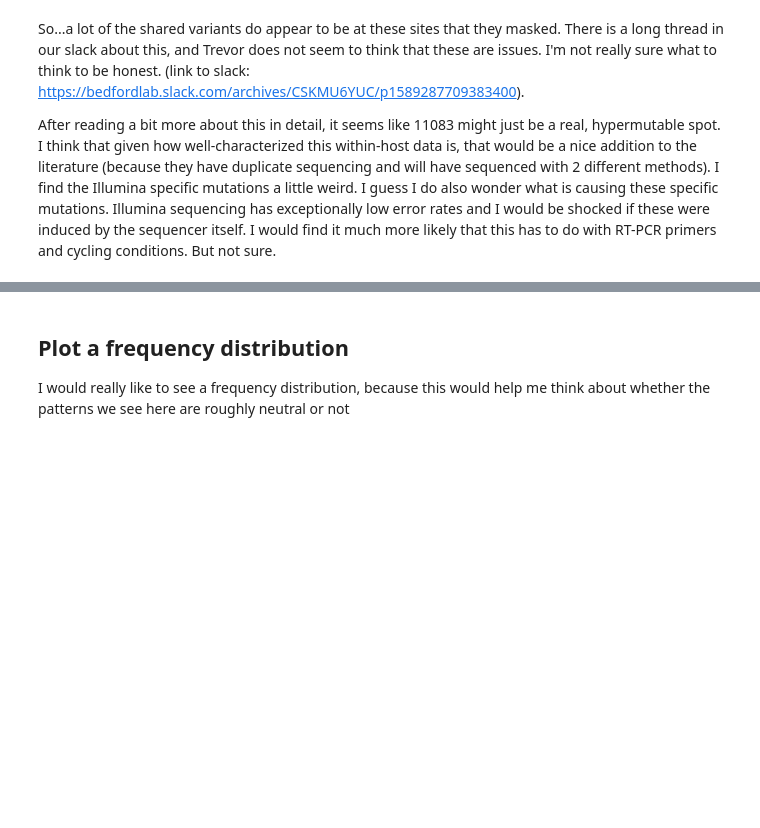
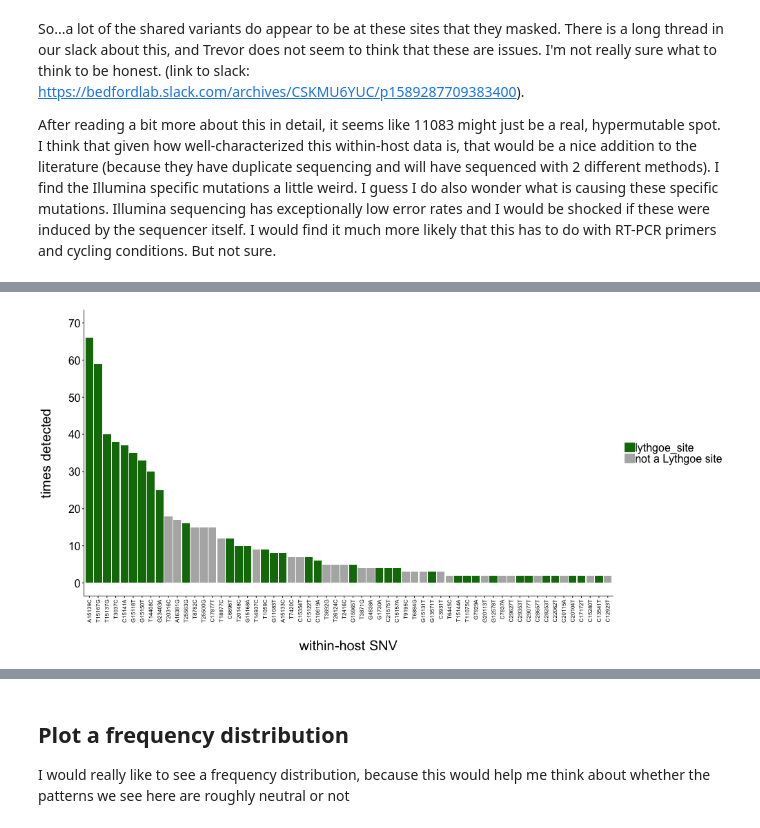
Before and after one commit to lmoncla/ncov-WI-within-host, a Jupyter notebook: scripts/characterize-within-host-variants.ipynb, the cells around one changed output, grey strips where cells are left out. Drawn from its saved outputs; the diff is of its cells as text; code cells hidden in the pictures; blank space fills up the shorter version.

```diff
--- a/scripts/characterize-within-host-variants.ipynb
+++ b/scripts/characterize-within-host-variants.ipynb
@@ -435,0 +546,17 @@ After reading a bit more about this in detail, it seems like 11083 might just be
+# %%
+lythgoe_input_file = "/Users/lmoncla/src/ncov-WI-within-host/data/lythgoe-shared-sites.tsv"
+lythgoe_dict = read_in_lythgoe_sites(lythgoe_input_file)
+
+scan_input_file = "/Users/lmoncla/src/ncov-WI-within-host/data/SNV_sites_SCAN.tsv"
+scan_dict = read_in_scan_sites(scan_input_file)
+# %%
+snvs_more_than_once['lythgoe_class'] = snvs_more_than_once['SNV'].apply(return_lythgoe_classification, args=[lythgoe_dict])
+snvs_more_than_once['scan_class'] = snvs_more_than_once['SNV'].apply(return_scan_classification, args=[scan_dict])
+snvs_more_than_once['lythgoe_counts'] = snvs_more_than_once['SNV'].apply(return_lythgoe_counts, args=[lythgoe_dict])
+snvs_more_than_once['label'] = snvs_more_than_once.apply(return_label, axis=1)
+
+indels_more_than_once['lythgoe_class'] = indels_more_than_once['SNV'].apply(return_lythgoe_classification, args=[lythgoe_dict])
+indels_more_than_once['lythgoe_counts'] = indels_more_than_once['SNV'].apply(return_lythgoe_counts, args=[lythgoe_dict])
+indels_more_than_once['label'] = indels_more_than_once.apply(return_label, axis=1)
+
+snvs_more_than_once.head()
@@ -435,0 +570,37 @@ After reading a bit more about this in detail, it seems like 11083 might just be
+# %%
+%%R -w 1000 -h 500 -u px -i snvs_more_than_once,s_color,ns_color,stop_color,fs_color,fs_stop_color,order_of_snvs # this sets the size of the plot...otherwise, it will go off the page\n",
+require(ggplot2)
+library(ggplot2)
+
+snvs_more_than_once$SNV_f = factor(snvs_more_than_once$SNV, levels=c(order_of_snvs))
+
+p2 <- ggplot(snvs_more_than_once, aes(x=SNV_f, y=classified_counts, fill=lythgoe_class))+
+    geom_col()+
+    scale_fill_manual(values=c(lythgoe_site=ns_color, none="grey70"), labels=c(lythgoe_color="Lythgoe site",none="not a Lythgoe site"))+
+    theme(panel.grid.major=element_line(colour=NA,size=NA))+
+    theme(panel.grid.minor=element_line(colour=NA,size=NA))+
+    scale_y_continuous(limits=c(0,70), breaks=seq(0,70,10))+
+    theme(plot.title=element_text(size=13))+
+    theme(strip.background = element_rect(colour=NA, fill=NA))+
+    theme(plot.margin=unit(c(0.1,0.1,0.1,0.1),"cm"))+
+    theme(axis.line.x=element_line(colour="black"))+
+    theme(axis.line.y=element_line(colour="black"))+
+    theme(axis.title.y=element_text(size=20, hjust=0.5, vjust=0.5))+
+    theme(axis.title.x=element_text(size=20, vjust=0.5))+
+    theme(axis.text.y=element_text(size=16, colour="black"))+
+    theme(axis.text.x=element_text(hjust=1, vjust=0.5, size=8, angle=90,colour="black"))+
+    theme(legend.text=element_text(size=16))+
+    theme(legend.title=element_blank())+
+    #theme(legend.position = c(0.9, 0.6))+ # (0,0) is bottom left, (1,1) is top right
+    theme(panel.margin=unit(1, "lines"))+
+    theme(legend.key.size=unit(0.55, "cm"))+
+    theme(panel.background=element_rect(fill=NA))+
+    theme(legend.key=element_rect(fill=NA))+
+    labs(x="\nwithin-host SNV",y="times detected\n")
+#       scale_y_continuous(limits=c(-0.1,1.2), breaks=seq(0,1.2,0.2))+
+
+
+ggsave("counts-low-freq-snvs-lythgoe-2020-09-13.pdf", p2, width = 12, height = 4, path="/Users/lmoncla/src/ncov-WI-within-host/figures/")
+p2
+# %% [output]
+[figure, added]
```
Also changed, not shown: parts of 20 cells of this notebook, 4 other files.
